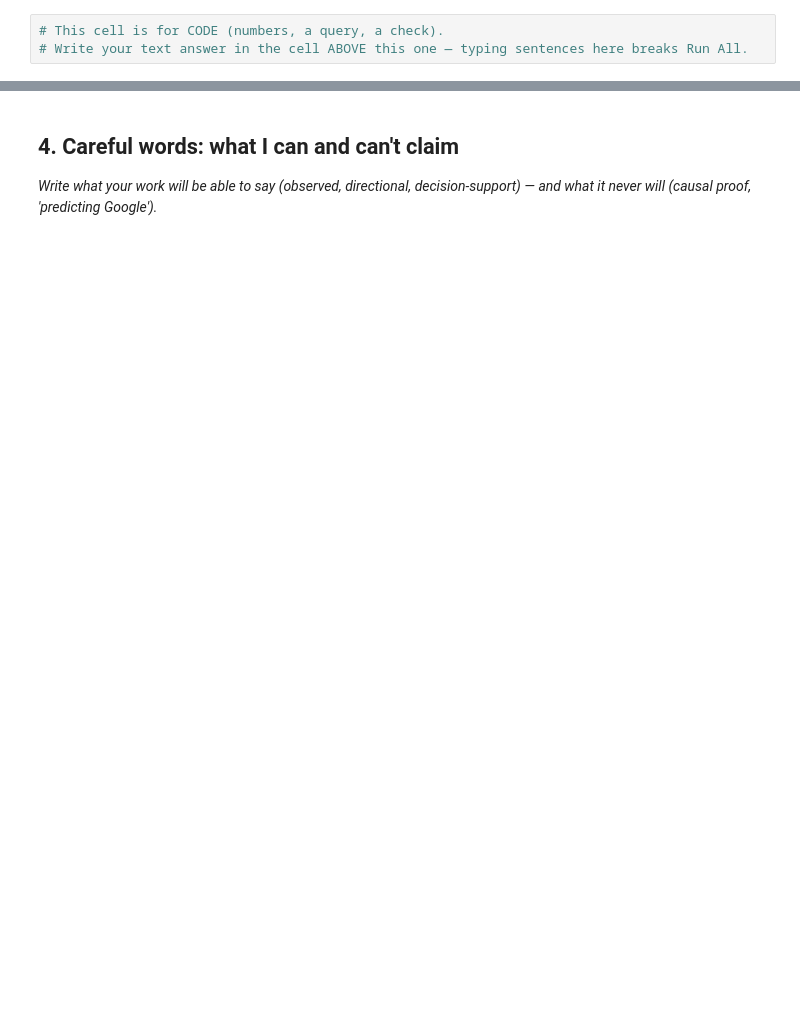
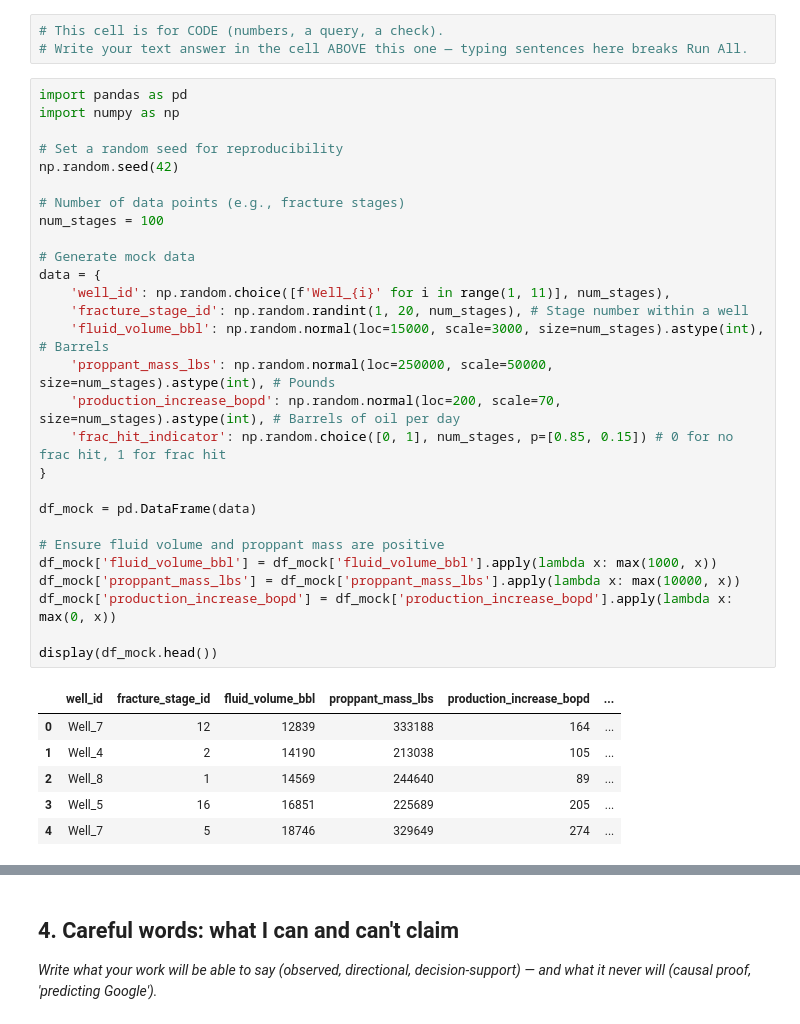
Before and after one commit to genius1oak/ConvexML, a Jupyter notebook: work/notebooks/w01_research_question.ipynb, the cells around one changed output, grey strips where cells are left out. Drawn from its saved outputs; the diff is of its cells as text; blank space fills up the shorter version.

```diff
--- a/work/notebooks/w01_research_question.ipynb
+++ b/work/notebooks/w01_research_question.ipynb
@@ -27,3 +39,38 @@ This skeleton is yours to fill. Work the sections **in order** — each one has
 # %%
 # This cell is for CODE (numbers, a query, a check).
 # Write your text answer in the cell ABOVE this one — typing sentences here breaks Run All.
+# %%
+import pandas as pd
+import numpy as np
+
+# Set a random seed for reproducibility
+np.random.seed(42)
+
+# Number of data points (e.g., fracture stages)
+num_stages = 100
+
+# Generate mock data
+data = {
+    'well_id': np.random.choice([f'Well_{i}' for i in range(1, 11)], num_stages),
+    'fracture_stage_id': np.random.randint(1, 20, num_stages), # Stage number within a well
+    'fluid_volume_bbl': np.random.normal(loc=15000, scale=3000, size=num_stages).astype(int), # Barrels
+    'proppant_mass_lbs': np.random.normal(loc=250000, scale=50000, size=num_stages).astype(int), # Pounds
+    'production_increase_bopd': np.random.normal(loc=200, scale=70, size=num_stages).astype(int), # Barrels of oil per day
+    'frac_hit_indicator': np.random.choice([0, 1], num_stages, p=[0.85, 0.15]) # 0 for no frac hit, 1 for frac hit
+}
+
+df_mock = pd.DataFrame(data)
+
+# Ensure fluid volume and proppant mass are positive
+df_mock['fluid_volume_bbl'] = df_mock['fluid_volume_bbl'].apply(lambda x: max(1000, x))
+df_mock['proppant_mass_lbs'] = df_mock['proppant_mass_lbs'].apply(lambda x: max(10000, x))
+df_mock['production_increase_bopd'] = df_mock['production_increase_bopd'].apply(lambda x: max(0, x))
+
+display(df_mock.head())
+# %% [output]
+|  | well_id | fracture_stage_id | fluid_volume_bbl | proppant_mass_lbs | production_increase_bopd | ... |
+| 0 | Well_7 | 12 | 12839 | 333188 | 164 | ... |
+| 1 | Well_4 | 2 | 14190 | 213038 | 105 | ... |
+| 2 | Well_8 | 1 | 14569 | 244640 | 89 | ... |
+| 3 | Well_5 | 16 | 16851 | 225689 | 205 | ... |
+| 4 | Well_7 | 5 | 18746 | 329649 | 274 | ... |
```
Also changed, not shown: parts of 12 cells of this notebook.
